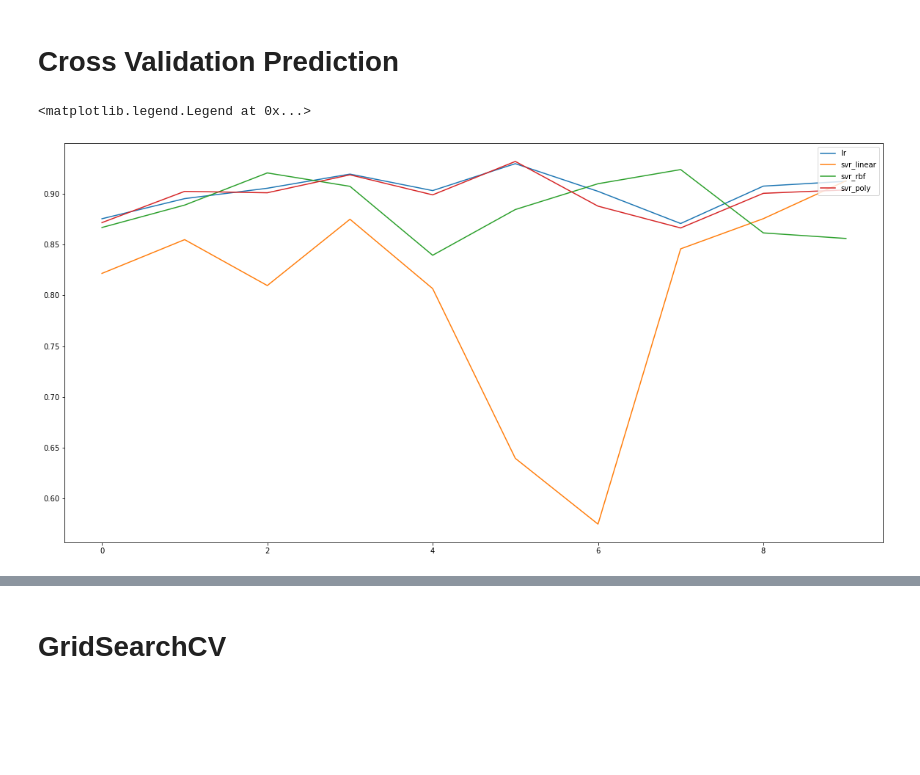
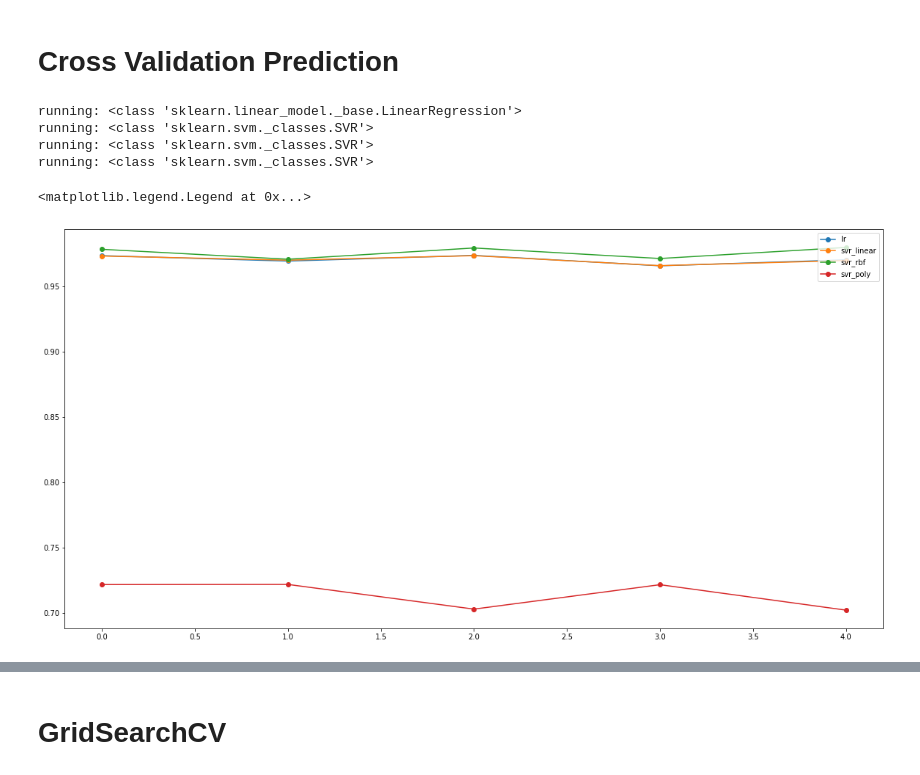
Before and after one commit to bdintu/machine-learning, a Jupyter notebook: lab2/lab2.ipynb, the cells around one changed output, grey strips where cells are left out. Drawn from its saved outputs; the diff is of its cells as text; code cells hidden in the pictures; blank space fills up the shorter version.

```diff
--- a/lab2/lab2.ipynb
+++ b/lab2/lab2.ipynb
@@ -36,6 +23,4 @@ df
 # %%
-rec = df.to_records()
-
 rec_close_next_n_day = np.concatenate((rec['Close'][Next_N_Day:], np.zeros(Next_N_Day)), axis=0)
 rec = append_fields(rec, 'Close_Next_N_Day', data=rec_close_next_n_day)
 
@@ -80,7 +65,7 @@ plt.legend()
 # %% [markdown]
 # Cross Validation Prediction
 # %%
-kfold_split = 10
+kfold_split = 5
 
 kfold = KFold(n_splits=kfold_split, shuffle=True, random_state=random_state)
 # %%
@@ -88,7 +73,7 @@ svr_c = 1000
 svr_gamma = 0.1
 svr_degree = 2
 
-lr = LinearRegression()
+lr = LinearRegression(n_jobs=-1)
 svr_linear = SVR(kernel='linear', C=svr_c)
 svr_rbf = SVR(kernel='rbf', C=svr_c, gamma=svr_gamma)
 svr_poly = SVR(kernel='poly', C=svr_c, degree=svr_degree)
@@ -98,17 +83,23 @@ label = ('lr', 'svr_linear', 'svr_rbf', 'svr_poly')
 # %%
 cv_score = []
 for i in model:
-    score = cross_val_score(i, X_train, y_train, cv=kfold)
+    print(f'running: {i.__class__}')
+    score = cross_val_score(i, X_train, y_train, cv=kfold, n_jobs=-1)
     cv_score.append(score)
+# %% [output]
+running: <class 'sklearn.linear_model._base.LinearRegression'>
+running: <class 'sklearn.svm._classes.SVR'>
+running: <class 'sklearn.svm._classes.SVR'>
+running: <class 'sklearn.svm._classes.SVR'>
 # %%
 score_T = np.vstack(cv_score).T
 
 plt.figure(figsize=(20, 10))
-plot = plt.plot(score_T)
+plot = plt.plot(score_T, marker='o')
 plt.legend(plot, label, loc=1)
 # %% [output]
 <matplotlib.legend.Legend at 0x...>
-[figure, old version]
+[figure, new version]
 # %%
 fig, ax = plt.subplots(figsize=(20, 10), nrows=2, sharex=True)
 ax[0].plot(score_T.mean(axis=0), label='mean')
```
Also changed, not shown: parts of 19 cells of this notebook.
